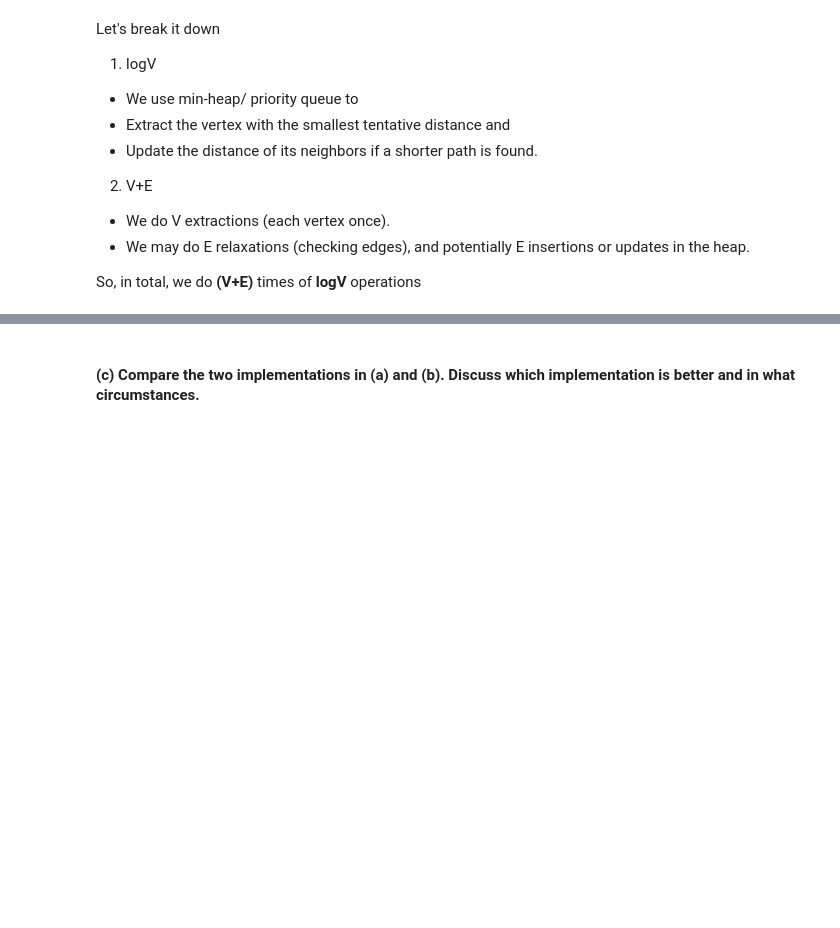
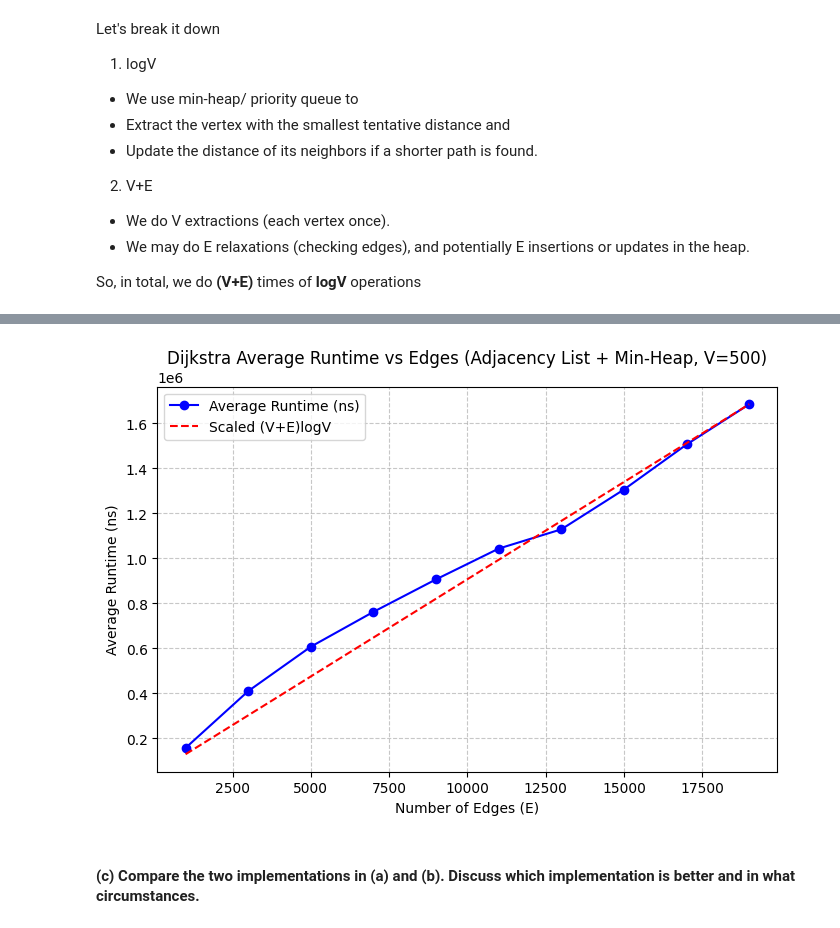
Before and after one commit to khorhaojun/sc2001-sdad-team2, a Jupyter notebook: Assignment2/Assignment2.ipynb, the cells around one changed output, grey strips where cells are left out. Saved outputs shown, nothing was run; the diff lists cells and outputs as text; code cells hidden in the pictures; blank space fills up the shorter version.

```diff
--- a/Assignment2/Assignment2.ipynb
+++ b/Assignment2/Assignment2.ipynb
@@ -271,2 +237,42 @@ V,Avg_Time_ns
+# %%
+def test_vary_edges_avg():
+    V = 500       # fixed number of vertices
+    runs = 100     # average over 10 runs
+    results = []
+
+    for E in range(1000, 20001, 2000):  # vary number of edges
+        total_time = 0
+        for _ in range(runs):
+            graph = create_adj_list(V, E)
+            start = time.time_ns()
+            dijkstra_heap(graph, 0)
+            end = time.time_ns()
+            total_time += (end - start)
+        avg_time = total_time / runs
+        results.append((E, avg_time))
+
+    # Extract data
+    Es = [r[0] for r in results]
+    avg_times = [r[1] for r in results]
+
+    # Optional: theoretical curve O((V+E)logV)
+    theoretical = [(V + E_val) * math.log(V) for E_val in Es]
+    scale_factor = max(avg_times) / max(theoretical)
+    theoretical_scaled = [t * scale_factor for t in theoretical]
+
+    # Plot runtime vs edges
+    plt.figure(figsize=(8,5))
+    plt.plot(Es, avg_times, marker='o', linestyle='-', color='blue', label='Average Runtime (ns)')
+    plt.plot(Es, theoretical_scaled, linestyle='--', color='red', label='Scaled (V+E)logV')
+    plt.xlabel("Number of Edges (E)")
+    plt.ylabel("Average Runtime (ns)")
+    plt.title(f"Dijkstra Average Runtime vs Edges (Adjacency List + Min-Heap, V={V})")
+    plt.grid(True, linestyle='--', alpha=0.7)
+    plt.legend()
+    plt.show()
+
+test_vary_edges_avg()
+# %% [output]
+[figure, added]
 # %% [markdown]
 #### (c) Compare the two implementations in (a) and (b). Discuss which implementation is better and in what circumstances.
```
Also changed, not shown: parts of 9 cells of this notebook, 1 other file.
